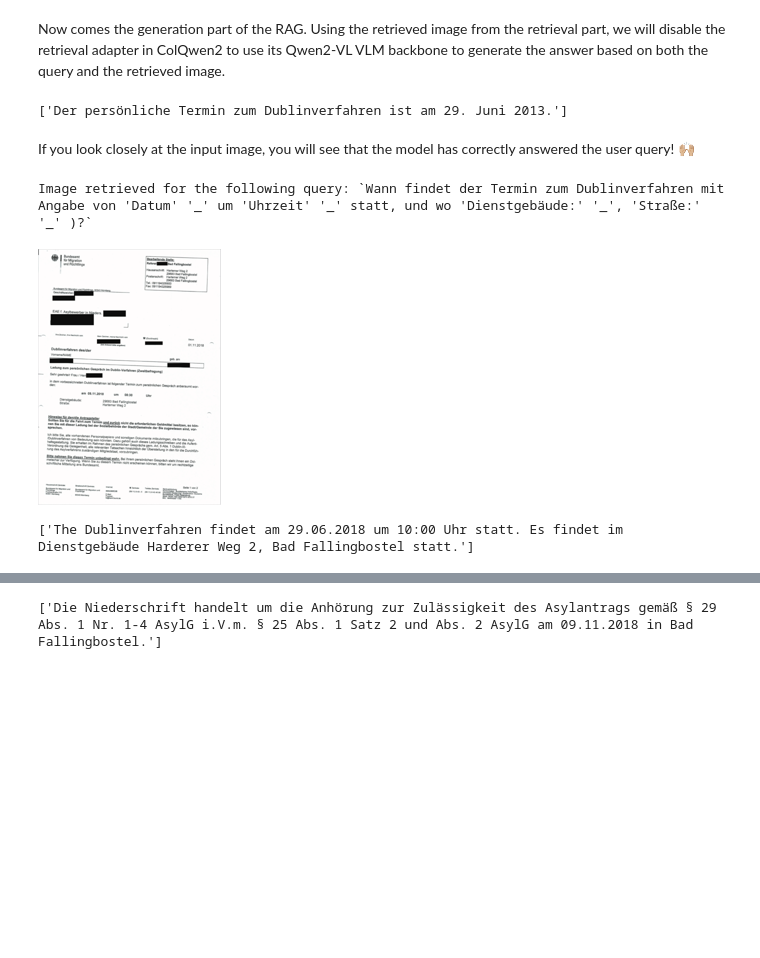
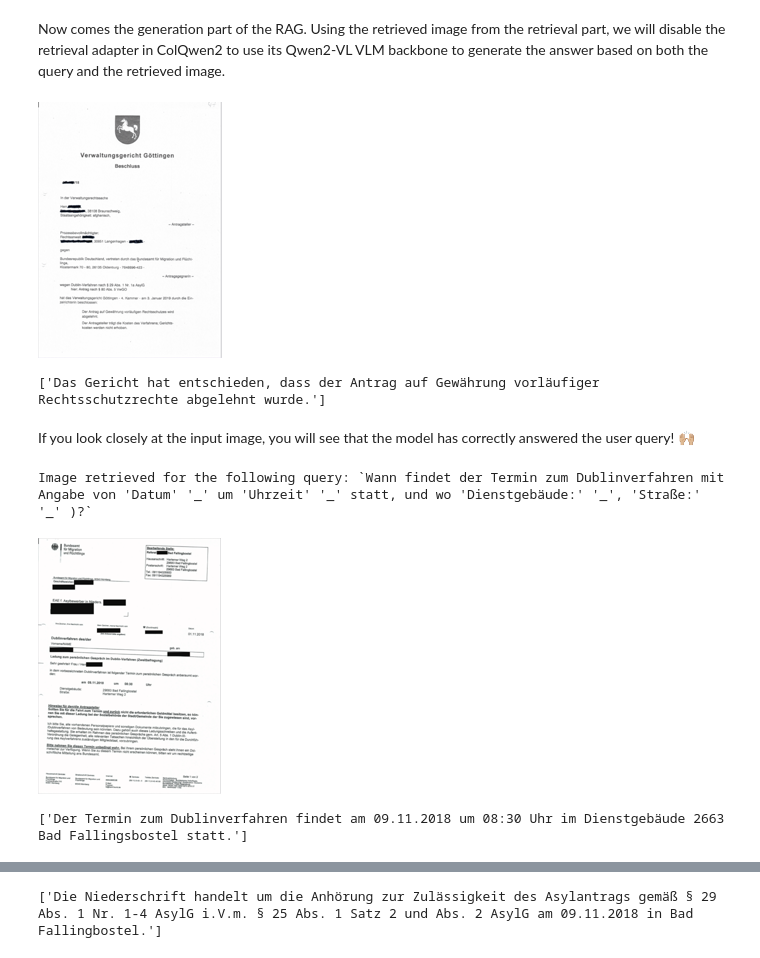
Before and after one commit to bmaier/colpali-cookbooks, a Jupyter notebook: examples/run_e2e_rag_colqwen2_with_adapter_hot_swapping.ipynb, the cells around one changed output, grey strips where cells are left out. Saved outputs shown, nothing was run; the diff lists cells and outputs as text; code cells hidden in the pictures; blank space fills up the shorter version.

```diff
--- a/examples/run_e2e_rag_colqwen2_with_adapter_hot_swapping.ipynb
+++ b/examples/run_e2e_rag_colqwen2_with_adapter_hot_swapping.ipynb
@@ -245,36 +252,39 @@ conversation = [
             },
             {
                 "type": "text",
-                "text": f"Answer the following question using the input image: {query}",
+                "text": f"Answer the following question using the input image in the language German: {query}",
             },
         ],
     }
 ]
 text_prompt = processor_generation.apply_chat_template(conversation, add_generation_prompt=True)
 inputs_generation = processor_generation(
     text=[text_prompt],
-    images=[image],
+    images=[retrieved_image],
     padding=True,
     return_tensors="pt",
 ).to(device)
 
 # Generate the RAG response
 model.enable_generation()
 output_ids = model.generate(**inputs_generation, max_new_tokens=128)
 
 # Ensure that only the newly generated token IDs are retained from output_ids
 generated_ids = [output_ids[len(input_ids) :] for input_ids, output_ids in zip(inputs_generation.input_ids, output_ids)]
 
+display(scale_image(retrieved_image, new_height=256))
+
 # Decode the RAG response
 output_text = processor_generation.batch_decode(
     generated_ids,
     skip_special_tokens=True,
     clean_up_tokenization_spaces=True,
 )
 
 print(output_text)
 # %% [output]
+[figure, added]
-['Der persönliche Termin zum Dublinverfahren ist am 29. Juni 2013.']
+['Das Gericht hat entschieden, dass der Antrag auf Gewährung vorläufiger Rechtsschutzrechte abgelehnt wurde.']
 # %% [markdown]
 If you look closely at the input image, you will see that the model has correctly answered the user query! 🙌🏼
 # %%
@@ -311,7 +321,7 @@ conversation = [
             },
             {
                 "type": "text",
-                "text": f"Answer the following question using the input image: {query}",
+                "text": f"Answer the following question using the input image and answer in German: {query}",
             },
         ],
     }
@@ -319,7 +329,7 @@ conversation = [
 text_prompt = processor_generation.apply_chat_template(conversation, add_generation_prompt=True)
 inputs_generation = processor_generation(
     text=[text_prompt],
-    images=[image],
+    images=[retrieved_image],
     padding=True,
     return_tensors="pt",
 ).to(device)
@@ -342,7 +352,7 @@ print(output_text)
 # %% [output]
 Image retrieved for the following query: `Wann findet der Termin zum Dublinverfahren mit Angabe von 'Datum' '_' um 'Uhrzeit' '_' statt, und wo 'Dienstgebäude:' '_', 'Straße:' '_' )?`
 [figure]
-['The Dublinverfahren findet am 29.06.2018 um 10:00 Uhr statt. Es findet im Dienstgebäude Harderer Weg 2, Bad Fallingbostel statt.']
+['Der Termin zum Dublinverfahren findet am 09.11.2018 um 08:30 Uhr im Dienstgebäude 2663 Bad Fallingsbostel statt.']
 # %%
 query = "Wer ist der Absender als 'Hausanschrift' und Straße '_'  und Zip Code / Ort '_', und wie lautet die Telefonnummer '_', und Faxnummer '_')?"
 
```
Also changed, not shown: parts of 5 cells of this notebook.
